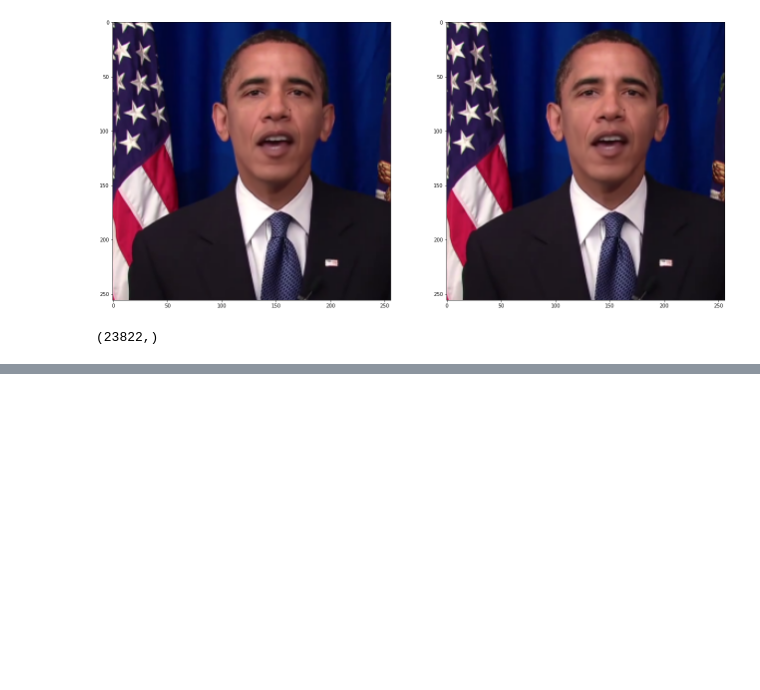
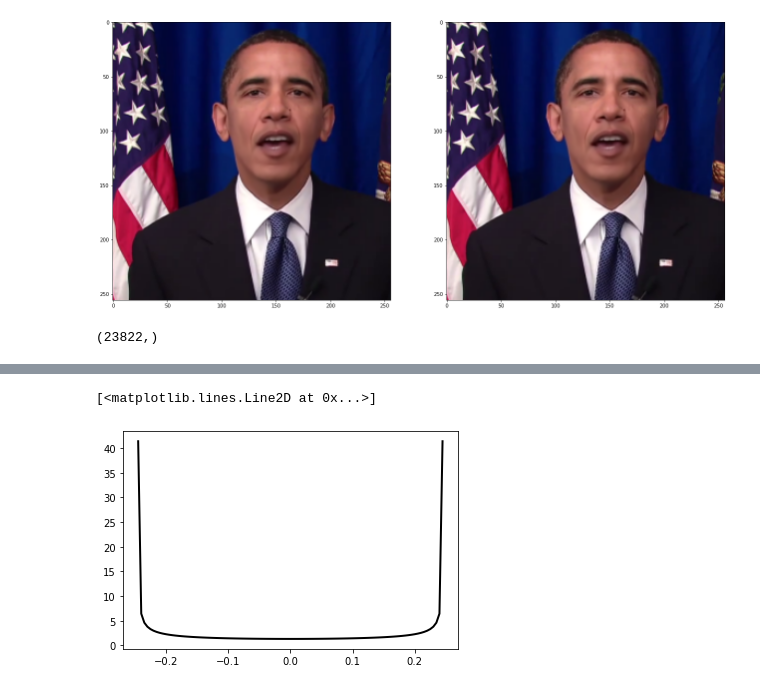
Before and after one commit to ishine/3d_face_gcns, a Jupyter notebook: facegcn_test.ipynb, the cells around one changed output, grey strips where cells are left out. Drawn from its saved outputs; the diff is of its cells as text; code cells hidden in the pictures; blank space fills up the shorter version.

```diff
--- a/facegcn_test.ipynb
+++ b/facegcn_test.ipynb
@@ -194,0 +199,7 @@ tensor(1.0006)
+# %%
+fig, ax = plt.subplots(1, 1)
+rv = arcsine()
+ax.plot(x, rv.pdf(x), 'k-', lw=2, label='frozen pdf')
+# %% [output]
+[<matplotlib.lines.Line2D at 0x...>]
+[figure, added]
```
Also changed, not shown: parts of 8 cells of this notebook, 13 other files.
